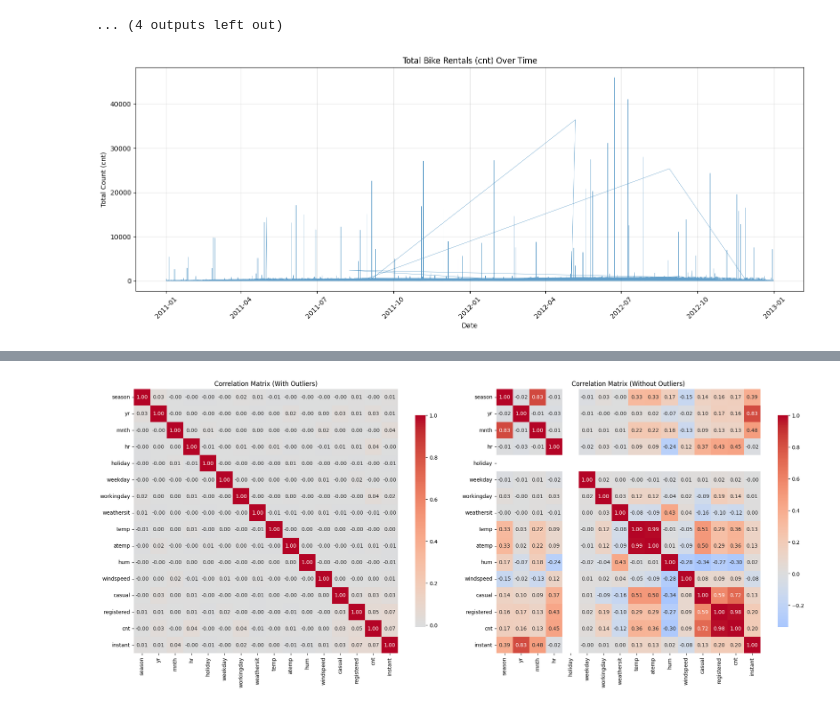
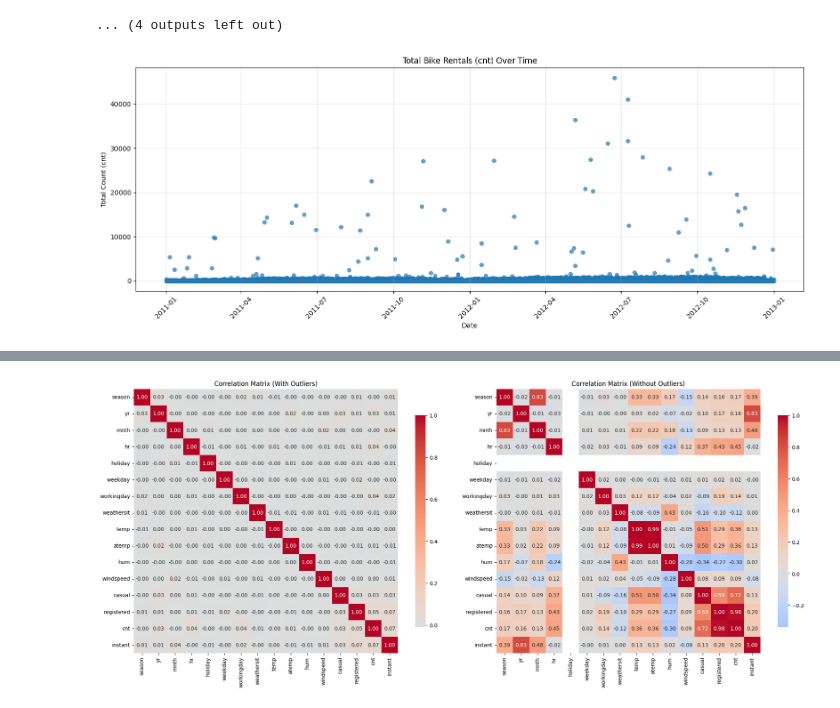
Before and after one commit to alcalderagl/bike_sharing_mlops, a Jupyter notebook: notebooks/00_eda.ipynb, the cells around one changed output, grey strips where cells are left out. Saved outputs shown, nothing was run; the diff lists cells and outputs as text; code cells hidden in the pictures.

```diff
--- a/notebooks/00_eda.ipynb
+++ b/notebooks/00_eda.ipynb
@@ -550,14 +550,14 @@ for col in numeric_cols:
 # %%
 df_mod_clean['dteday_dt'] = pd.to_datetime(df_mod_clean['dteday'], errors='coerce')
 
 plt.figure(figsize=(15, 6))
-plt.plot(df_mod_clean['dteday_dt'], df_mod_clean['cnt'], alpha=0.7, linewidth=0.5)
+plt.scatter(df_mod_clean['dteday_dt'], df_mod_clean['cnt'], alpha=0.7, linewidth=0.5)
 plt.title('Total Bike Rentals (cnt) Over Time')
 plt.xlabel('Date')
 plt.ylabel('Total Count (cnt)')
 plt.xticks(rotation=45)
 plt.grid(True, alpha=0.3)
 plt.tight_layout()
 plt.show()
 # %% [output]
-[figure, old version]
+[figure, new version]
```
Also changed, not shown: parts of 5 cells of this notebook, 2 other files.
